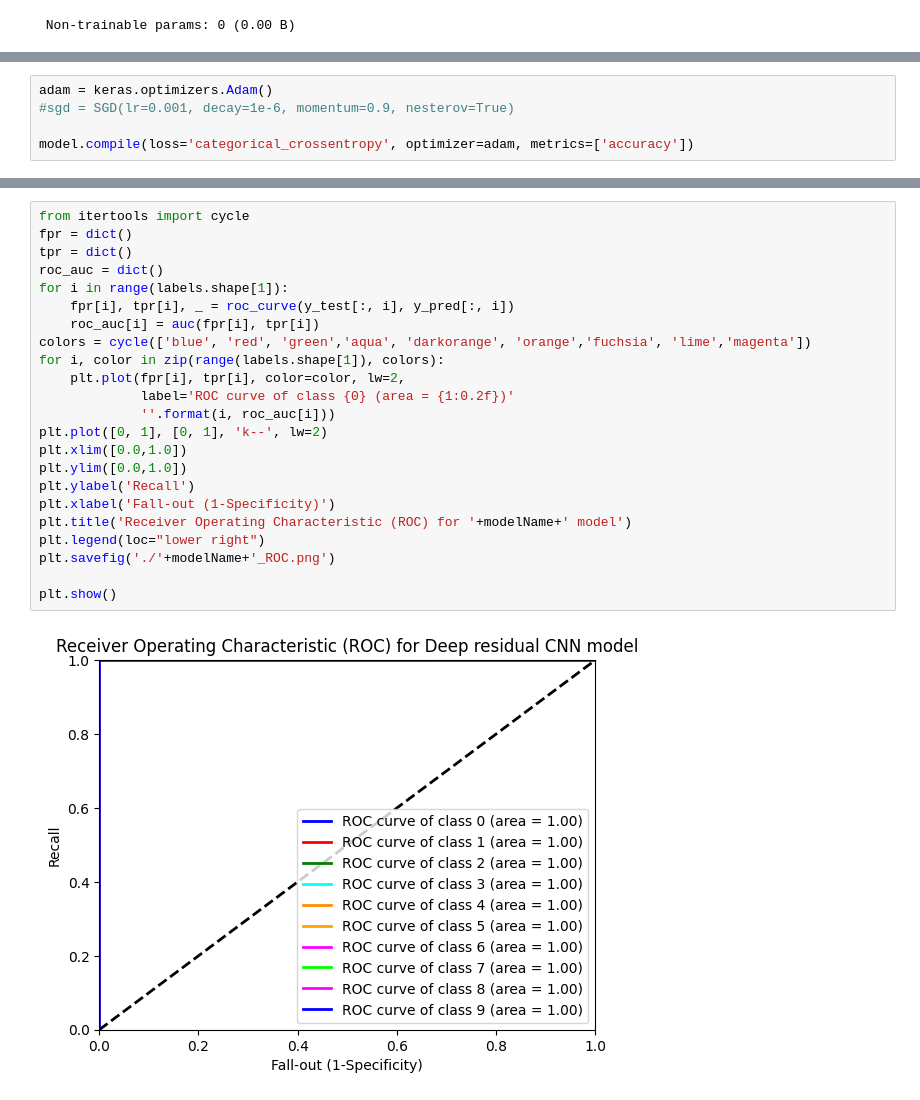
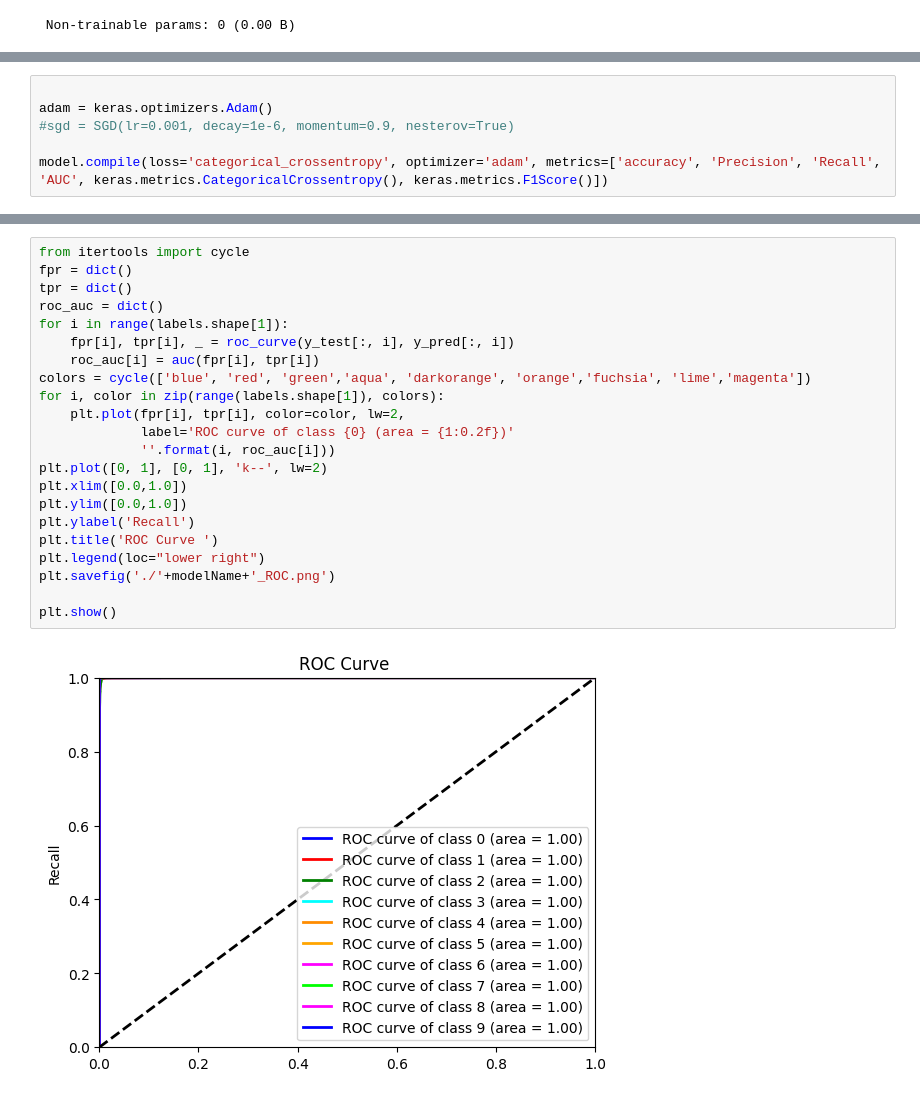
Before and after one commit to nirwan-teji/IDS-based-on-NBaIoT-Dataset, a Jupyter notebook: Finalmodel.ipynb, the cells around one changed output, grey strips where cells are left out. Drawn from its saved outputs; the diff is of its cells as text.

Commit message:
Kaggle Notebook | NBaIoT IDS Model | Version 1

```diff
--- a/Finalmodel.ipynb
+++ b/Finalmodel.ipynb
@@ -364,10 +360,11 @@ Model: "functional_14"
  Trainable params: 46,922 (183.29 KB)
  Non-trainable params: 0 (0.00 B)
 # %%
+
 adam = keras.optimizers.Adam()
 #sgd = SGD(lr=0.001, decay=1e-6, momentum=0.9, nesterov=True)
 
-model.compile(loss='categorical_crossentropy', optimizer=adam, metrics=['accuracy'])
+model.compile(loss='categorical_crossentropy', optimizer='adam', metrics=['accuracy', 'Precision', 'Recall', 'AUC', keras.metrics.CategoricalCrossentropy(), keras.metrics.F1Score()])
 # %%
 epochs = 20
 batch_size = 512
@@ -470,25 +509,24 @@ Test: accuracy = 0.999131  ;  loss = 0.003418
 # %%
 from itertools import cycle
 fpr = dict()
 tpr = dict()
 roc_auc = dict()
 for i in range(labels.shape[1]):
     fpr[i], tpr[i], _ = roc_curve(y_test[:, i], y_pred[:, i])
     roc_auc[i] = auc(fpr[i], tpr[i])
 colors = cycle(['blue', 'red', 'green','aqua', 'darkorange', 'orange','fuchsia', 'lime','magenta'])
 for i, color in zip(range(labels.shape[1]), colors):
     plt.plot(fpr[i], tpr[i], color=color, lw=2,
              label='ROC curve of class {0} (area = {1:0.2f})'
              ''.format(i, roc_auc[i]))
 plt.plot([0, 1], [0, 1], 'k--', lw=2)
 plt.xlim([0.0,1.0])
 plt.ylim([0.0,1.0])
 plt.ylabel('Recall')
-plt.xlabel('Fall-out (1-Specificity)')
-plt.title('Receiver Operating Characteristic (ROC) for '+modelName+' model')
+plt.title('ROC Curve ')
 plt.legend(loc="lower right")
 plt.savefig('./'+modelName+'_ROC.png')
 
 plt.show()
 # %% [output]
-[figure, old version]
+[figure, new version]
```
Also changed, not shown: parts of 17 cells of this notebook.
